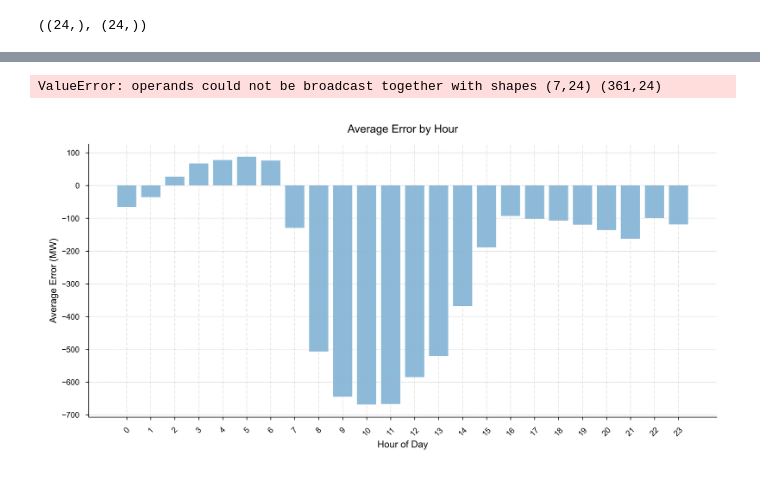
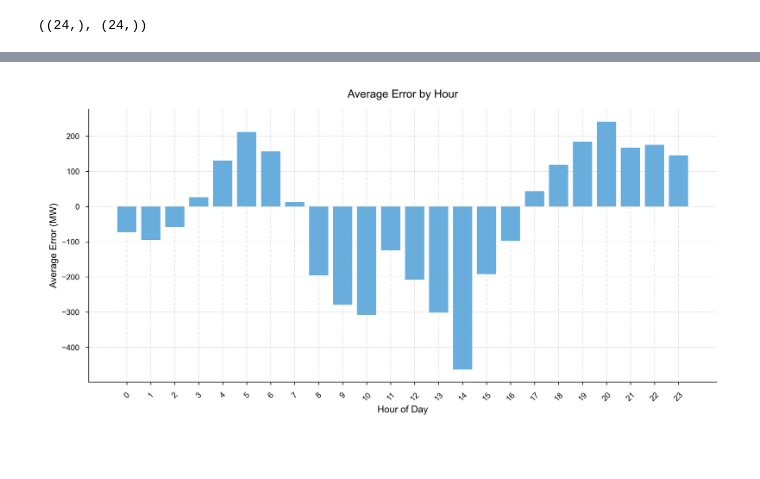
Before and after one commit to joypauls/forecastiso, a Jupyter notebook: notebooks/dev.ipynb, the cells around one changed output, grey strips where cells are left out. Drawn from its saved outputs; the diff is of its cells as text; code cells hidden in the pictures.

Commit message:
prototype evaluator class

```diff
--- a/notebooks/dev.ipynb
+++ b/notebooks/dev.ipynb
@@ -222,11 +120,0 @@ full_features_df.tail()
-# %%
-# predictions.append(y_pred)
-
-plt.figure(figsize=(12, 6))
-for i, y_pred in enumerate(predictions):
-    # plt.plot(y_true, label="Ground Truth", linewidth=1)
-    plt.plot(y_pred, label=f"Prediction {i}", linewidth=1)
-
-# plt.title(f"Prediction for {cur_predict_date}")
-plt.legend()
-plt.show()
@@ -346,0 +271,6 @@ Training model for day 364 at 2024-12-30 00:00:00
+# %%
+predictions = results["predictions"]
+daily_mape = results["daily_metrics"]["mape"]
+mean_mape = results["summary_metrics"]["mape"]["mean"]
+
+evaluator.print_summary()
@@ -398,24 +351,21 @@ plt.show()
 # %%
-avg_error_by_hour = np.mean(np.array(predictions) - np.array(true_values), axis=0)
+avg_error_by_hour = np.mean(np.array(predictions) - np.array(results["true_values"]), axis=0)
 # avg_var_by_hour = np.var(np.array(true_values), axis=0)
-# %% [output]
-ValueError: operands could not be broadcast together with shapes (7,24) (361,24)
 # %%
 # plot bar chart of average error by hour
 plt.figure(figsize=(12, 6))
 
 # conditionally color bars based on error
 # colors = ['green' if x < 0 else 'red' for x in avg_error_by_hour]
 # plt.bar(range(24), avg_error_by_hour, color=colors, alpha=0.7)
 
-plt.bar(range(24), avg_error_by_hour, alpha=0.5)
+plt.bar(range(24), avg_error_by_hour, alpha=0.7, zorder=1)
 # plt.bar(range(24), avg_var_by_hour, alpha=0.5)
 plt.title("Average Error by Hour")
 plt.xlabel("Hour of Day")
 plt.ylabel("Average Error (MW)")
 plt.xticks(range(24), rotation=45)
 # plt.yticks([])
-plt.grid(axis="y", linestyle="--", alpha=0.7, zorder=0)
 plt.show()
 # %% [output]
-[figure, old version]
+[figure, new version]
```
Also changed, not shown: parts of 18 cells of this notebook, 2 other files.
